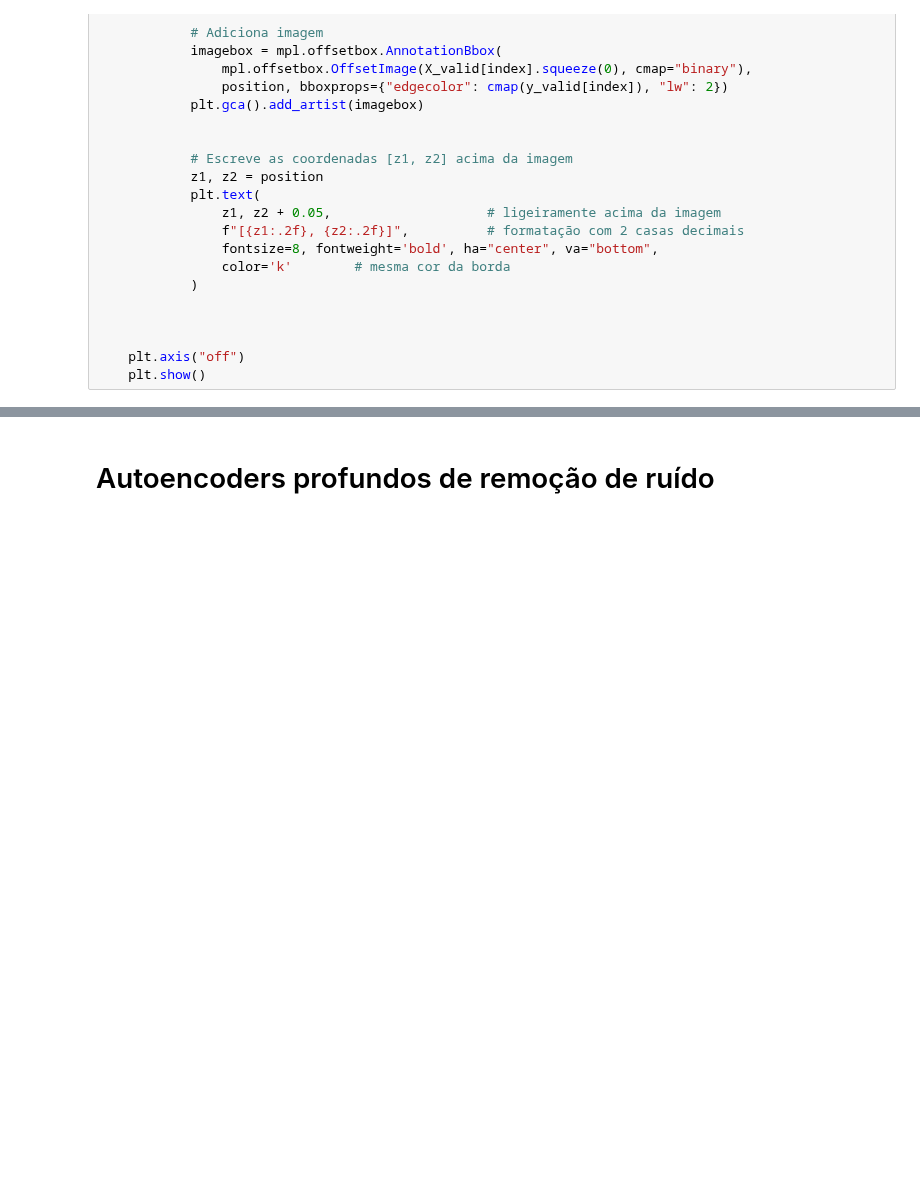
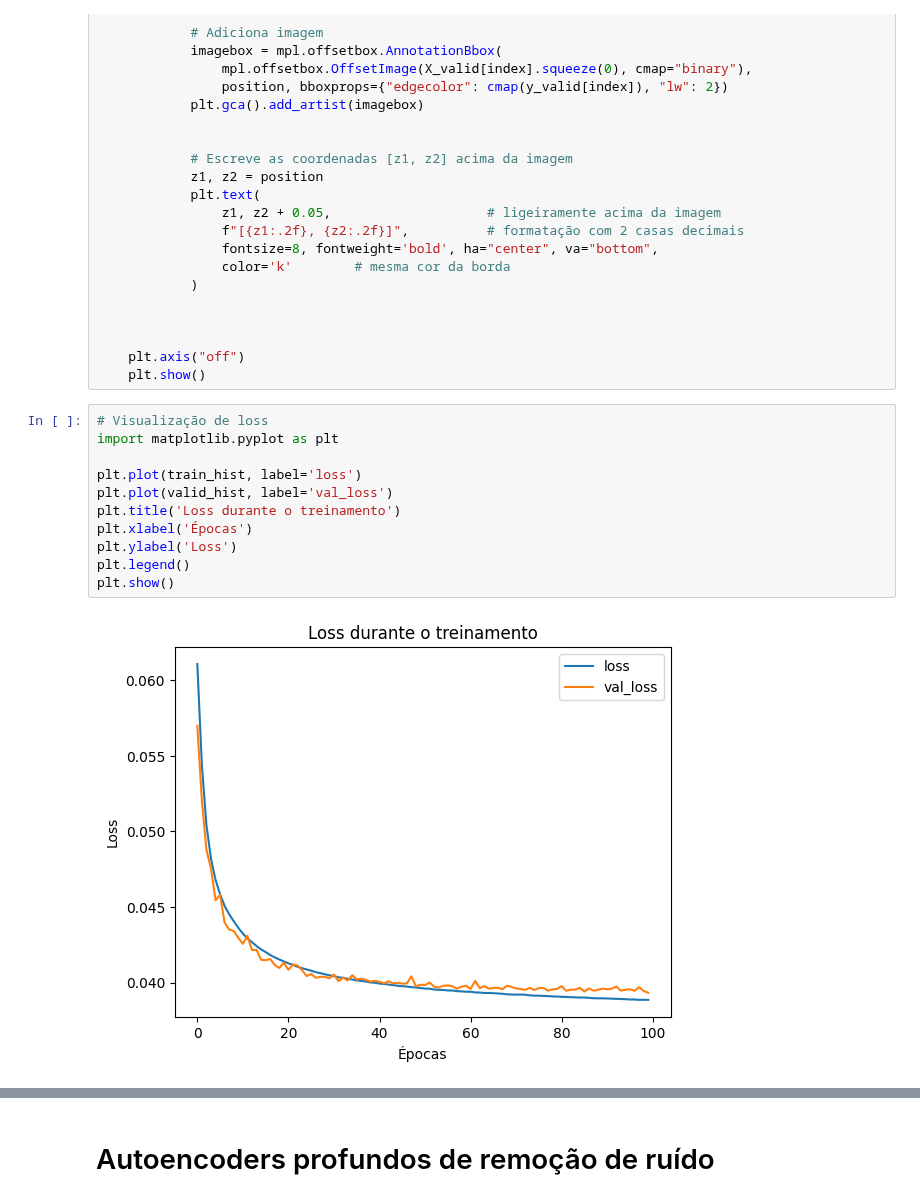
Before and after one commit to davialmeida135/GenAI, a Jupyter notebook: 08 - Autoencoders Deterministicos/Cópia_de_[TAREFA]_lab_8_AEs.ipynb, the cells around one changed output, grey strips where cells are left out. Saved outputs shown, nothing was run; the diff lists cells and outputs as text; blank space fills up the shorter version.

```diff
--- a/08 - Autoencoders Deterministicos/Cópia_de_[TAREFA]_lab_8_AEs.ipynb
+++ b/08 - Autoencoders Deterministicos/Cópia_de_[TAREFA]_lab_8_AEs.ipynb
@@ -341,6 +337,19 @@ def plot_latent_space_2d(model, X_valid, y_valid, batch_size=256, device='cuda')
 
     plt.axis("off")
     plt.show()
+# %%
+# Visualização de loss
+import matplotlib.pyplot as plt
+
+plt.plot(train_hist, label='loss')
+plt.plot(valid_hist, label='val_loss')
+plt.title('Loss durante o treinamento')
+plt.xlabel('Épocas')
+plt.ylabel('Loss')
+plt.legend()
+plt.show()
+# %% [output]
+[figure, added]
 # %%
 # Visualização de reconstruções
 plot_reconstructions(conv_ae, X_valid.float(), n_images=10, apply_clip=True)   # mostra amostras
```
Also changed, not shown: parts of 5 cells of this notebook, 11 other files.
